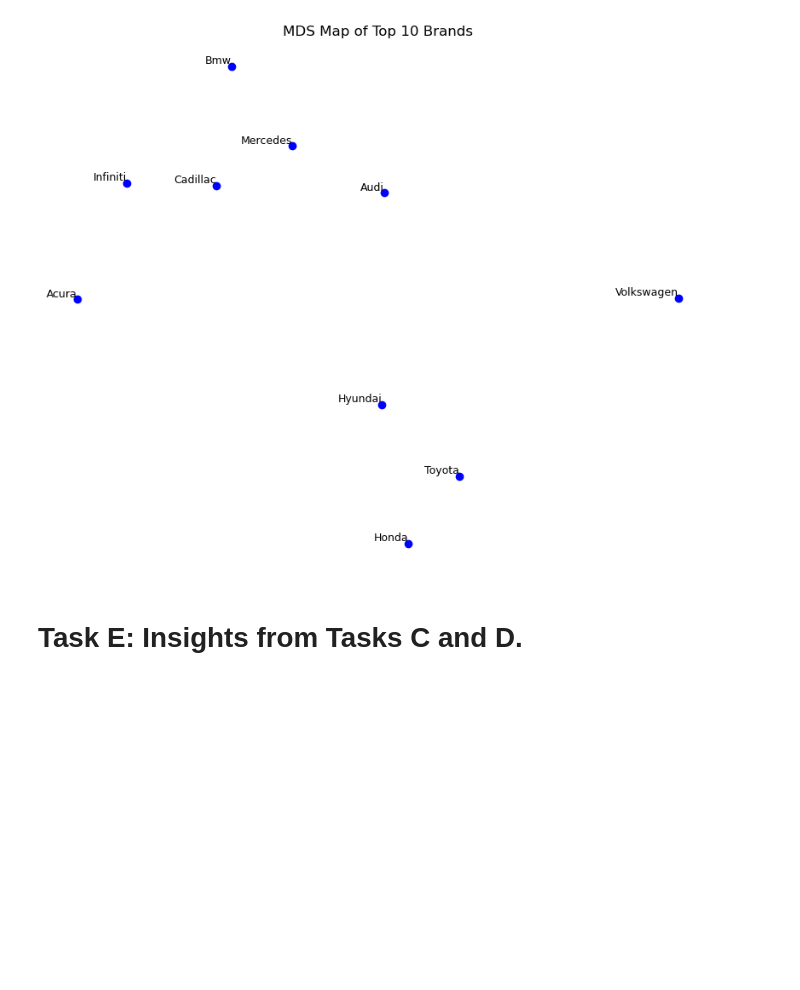
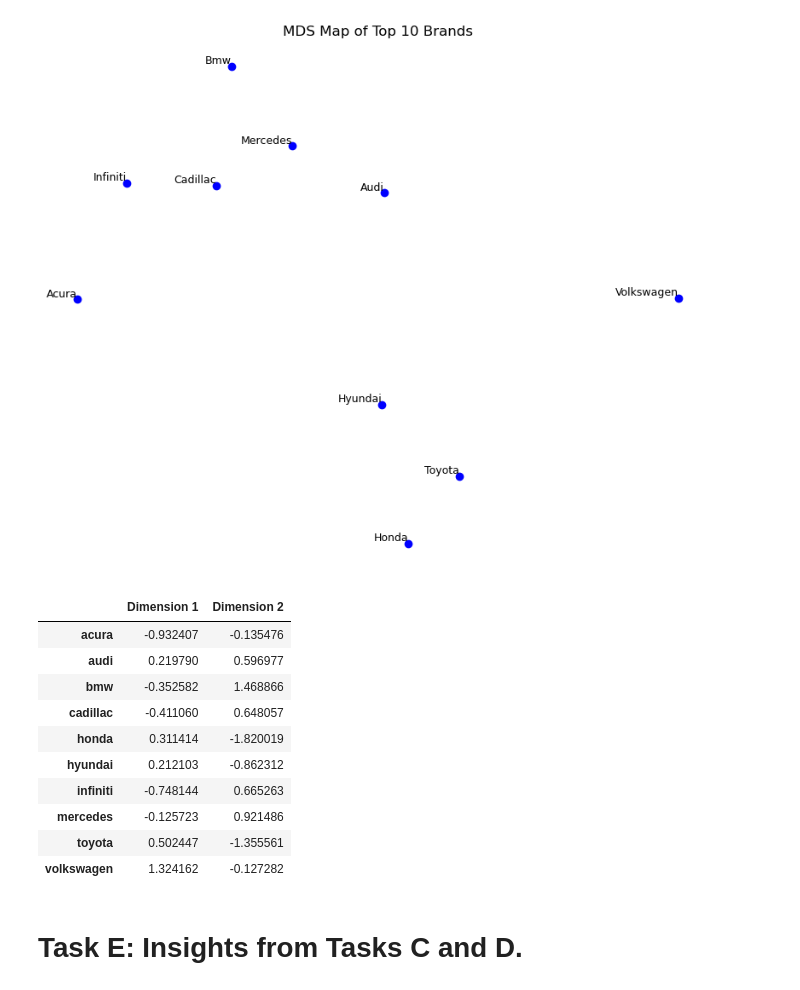
Before and after one commit to CarsonJMullen/Unstructured-Data-Analytics, a Jupyter notebook: Assignment 1/Edmunds_Analysis.ipynb, the cells around one changed output. Cells and saved outputs as stored; diff of their text form; code cells hidden in the pictures; blank space fills up the shorter version.

```diff
--- a/Assignment 1/Edmunds_Analysis.ipynb
+++ b/Assignment 1/Edmunds_Analysis.ipynb
@@ -817,6 +817,20 @@ plt.axis('off')
 plt.show()
 # %% [output]
 [figure]
+# %%
+mds_df
+# %% [output]
+|  | Dimension 1 | Dimension 2 |
+| acura | -0.932407 | -0.135476 |
+| audi | 0.219790 | 0.596977 |
+| bmw | -0.352582 | 1.468866 |
+| cadillac | -0.411060 | 0.648057 |
+| honda | 0.311414 | -1.820019 |
+| hyundai | 0.212103 | -0.862312 |
+| infiniti | -0.748144 | 0.665263 |
+| mercedes | -0.125723 | 0.921486 |
+| toyota | 0.502447 | -1.355561 |
+| volkswagen | 1.324162 | -0.127282 |
 # %% [markdown]
 # Task E: Insights from Tasks C and D.
 # %% [markdown]
```
Also changed, not shown: parts of 11 cells of this notebook.
